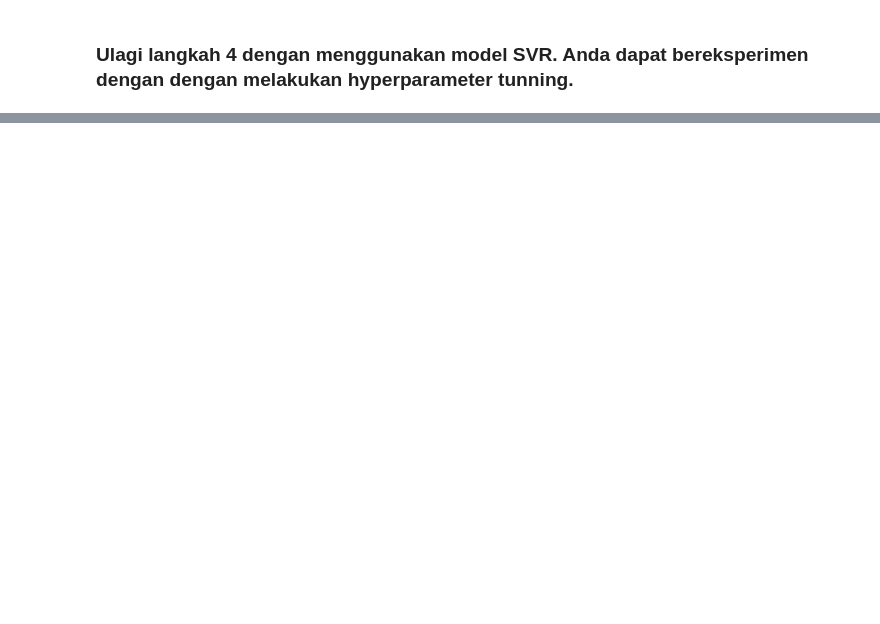
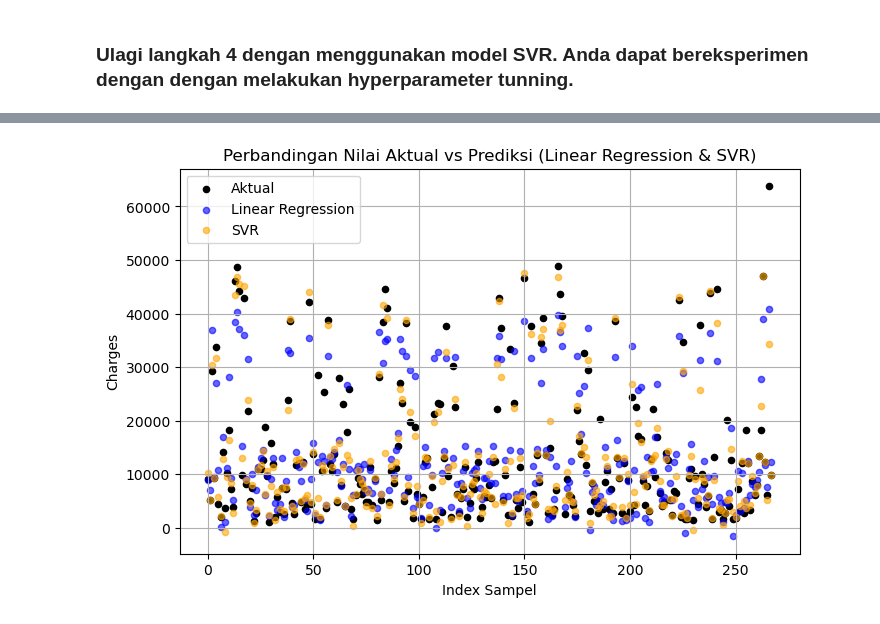
Before and after one commit to sukinnamz/Pembelajaran-Mesin, a Jupyter notebook: JS09_InnamaMaesaPutri.ipynb, the cells around one changed output, grey strips where cells are left out. Saved outputs shown, nothing was run; the diff lists cells and outputs as text; code cells hidden in the pictures; blank space fills up the shorter version.

```diff
--- a/JS09_InnamaMaesaPutri.ipynb
+++ b/JS09_InnamaMaesaPutri.ipynb
@@ -550,0 +594,13 @@ print(f"MAE       : {mae_lr:.2f}")
+# %%
+plt.figure(figsize=(8,5))
+plt.scatter(range(len(y_test)), y_test, color='black', label='Aktual', s=20)
+plt.scatter(range(len(y_test)), y_pred_lin, color='blue', alpha=0.6, label='Linear Regression', s=20)
+plt.scatter(range(len(y_test)), y_pred_svr, color='orange', alpha=0.6, label='SVR', s=20)
+plt.title('Perbandingan Nilai Aktual vs Prediksi (Linear Regression & SVR)')
+plt.xlabel('Index Sampel')
+plt.ylabel('Charges')
+plt.legend()
+plt.grid(True)
+plt.show()
+# %% [output]
+[figure, added]
```
Also changed, not shown: parts of 15 cells of this notebook.
